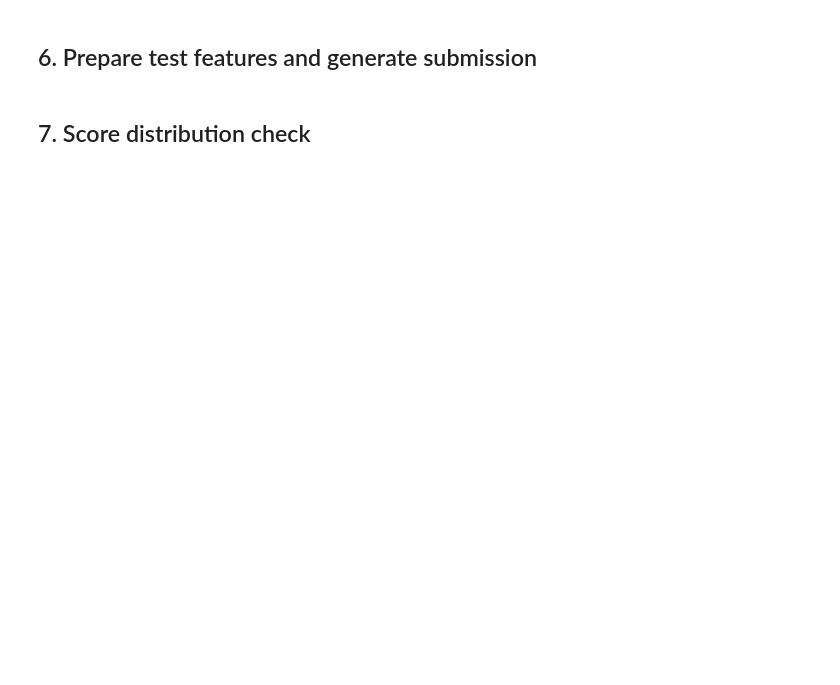
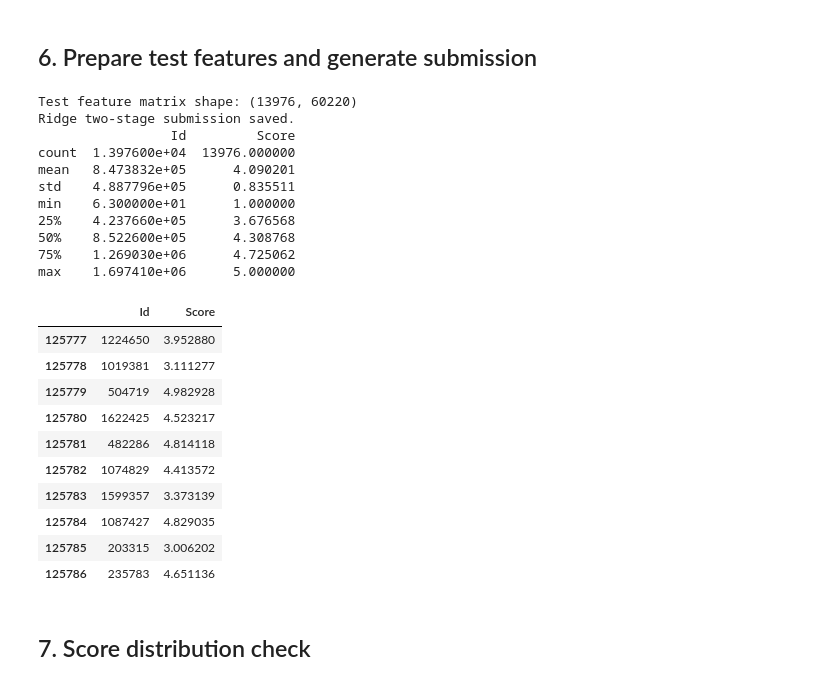
Before and after one commit to tori25/CS506_midterm, a Jupyter notebook: notebooks/modeling.ipynb, the cells around one changed output. Cells and saved outputs as stored; diff of their text form; code cells hidden in the pictures; blank space fills up the shorter version.

```diff
--- a/notebooks/modeling.ipynb
+++ b/notebooks/modeling.ipynb
@@ -293,19 +579,43 @@ print(submission_ensemble['Score'].describe())
 # %% [markdown]
 ## 6. Prepare test features and generate submission
 # %%
-X_test = prepare_test_data(test_df, tfidf_summary, tfidf_text, tfidf_char, svd, numeric_columns, labeled_df)
+X_test, baseline_test_ridge = prepare_test_data(
+    test_df, tfidf_summary, tfidf_text, tfidf_char, svd, numeric_columns, labeled_df
+)
 print('Test feature matrix shape:', X_test.shape)
 
-submission = create_submission(
-    final_model,
-    test_df,
-    X_test,
-    output_path='../submissions/submission.csv',
-    clip_range=(1, 5),
-    round_predictions=False
-)
+import numpy as np, pandas as pd
+ridge_resid_test = final_model.predict(X_test)
+ridge_preds      = np.clip(baseline_test_ridge + ridge_resid_test, 1, 5)
+
+submission = pd.DataFrame({'Id': test_df['Id'], 'Score': ridge_preds})
+submission.to_csv('../submissions/submission.csv', index=False)
+print('Ridge two-stage submission saved.')
 print(submission.describe())
 submission.head(10)
+# %% [output]
+Test feature matrix shape: (13976, 60220)
+Ridge two-stage submission saved.
+                 Id         Score
+count  1.397600e+04  13976.000000
+mean   8.473832e+05      4.090201
+std    4.887796e+05      0.835511
+min    6.300000e+01      1.000000
+25%    4.237660e+05      3.676568
+50%    8.522600e+05      4.308768
+75%    1.269030e+06      4.725062
+max    1.697410e+06      5.000000
+|  | Id | Score |
+| 125777 | 1224650 | 3.952880 |
+| 125778 | 1019381 | 3.111277 |
+| 125779 | 504719 | 4.982928 |
+| 125780 | 1622425 | 4.523217 |
+| 125781 | 482286 | 4.814118 |
+| 125782 | 1074829 | 4.413572 |
+| 125783 | 1599357 | 3.373139 |
+| 125784 | 1087427 | 4.829035 |
+| 125785 | 203315 | 3.006202 |
+| 125786 | 235783 | 4.651136 |
 # %% [markdown]
 ## 7. Score distribution check
 # %%
```
Also changed, not shown: parts of 11 cells of this notebook, 5 other files.
